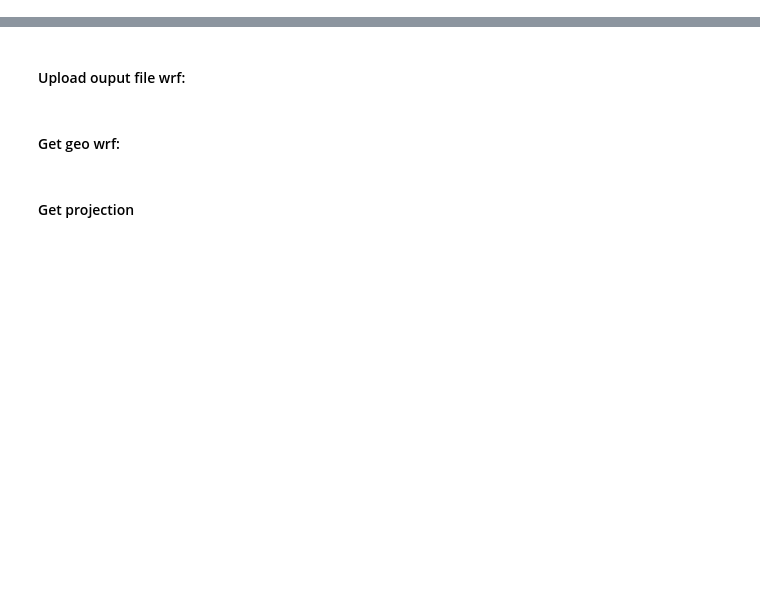
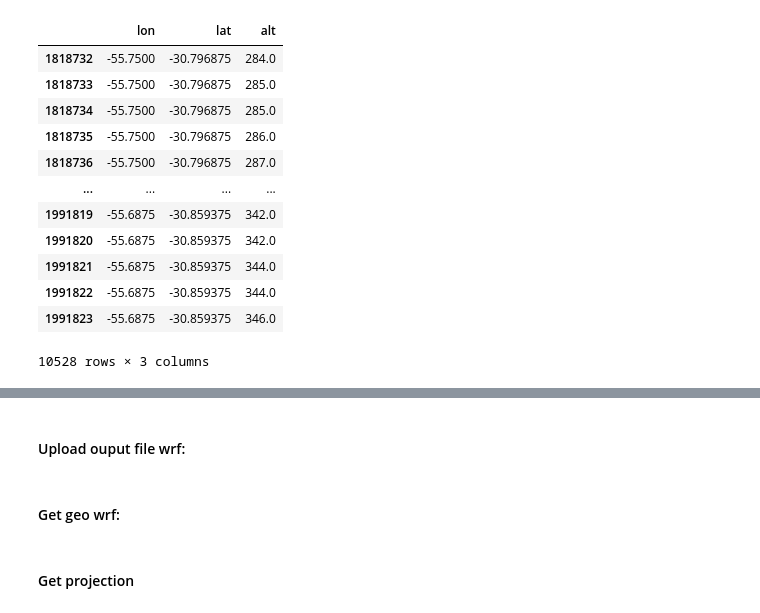
Before and after one commit to lucasdmarten/tcc, a Jupyter notebook: jupyter_scripts/topografia.ipynb, the cells around one changed output, grey strips where cells are left out. Saved outputs shown, nothing was run; the diff lists cells and outputs as text; code cells hidden in the pictures; blank space fills up the shorter version.

```diff
--- a/jupyter_scripts/topografia.ipynb
+++ b/jupyter_scripts/topografia.ipynb
@@ -32,7 +36,21 @@ coords[0]
 # %%
 df = df[ (df.lon>=coords[0]) & (df.lon<=coords[1]) & (df.lat>=coords[2]) & (df.lat<=coords[3]) ]
 # %%
-df = df[:700]
+df
+# %% [output]
+|  | lon | lat | alt |
+| 1818732 | -55.7500 | -30.796875 | 284.0 |
+| 1818733 | -55.7500 | -30.796875 | 285.0 |
+| 1818734 | -55.7500 | -30.796875 | 285.0 |
+| 1818735 | -55.7500 | -30.796875 | 286.0 |
+| 1818736 | -55.7500 | -30.796875 | 287.0 |
+| ... | ... | ... | ... |
+| 1991819 | -55.6875 | -30.859375 | 342.0 |
+| 1991820 | -55.6875 | -30.859375 | 342.0 |
+| 1991821 | -55.6875 | -30.859375 | 344.0 |
+| 1991822 | -55.6875 | -30.859375 | 344.0 |
+| 1991823 | -55.6875 | -30.859375 | 346.0 |
+10528 rows × 3 columns
 # %%
 lon=df.lon
 lat=df.lat
```
Also changed, not shown: parts of 11 cells of this notebook, 10 other files.
